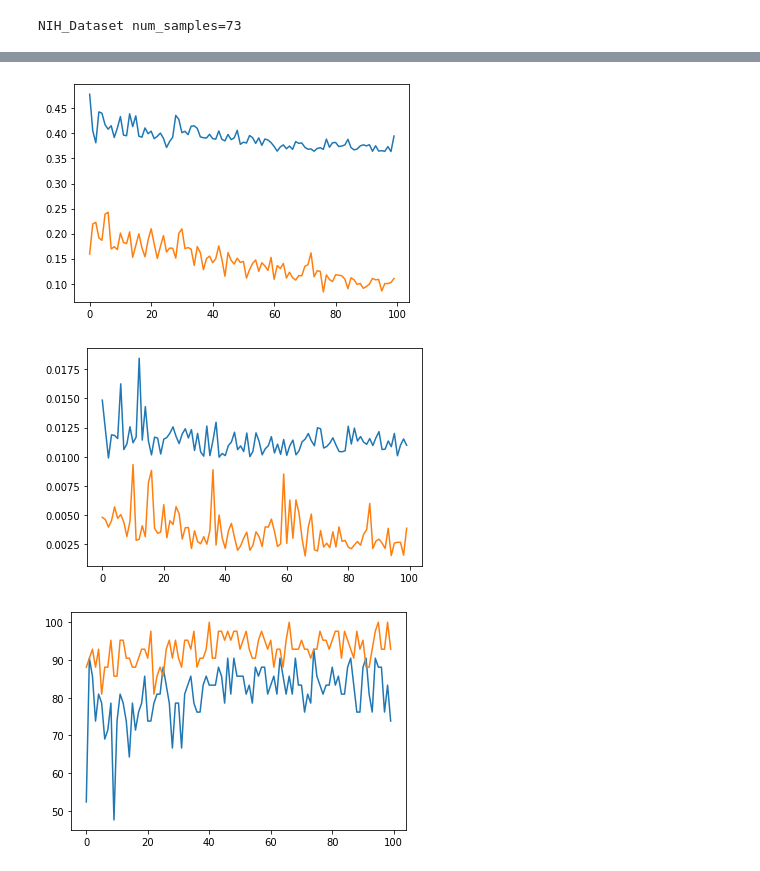
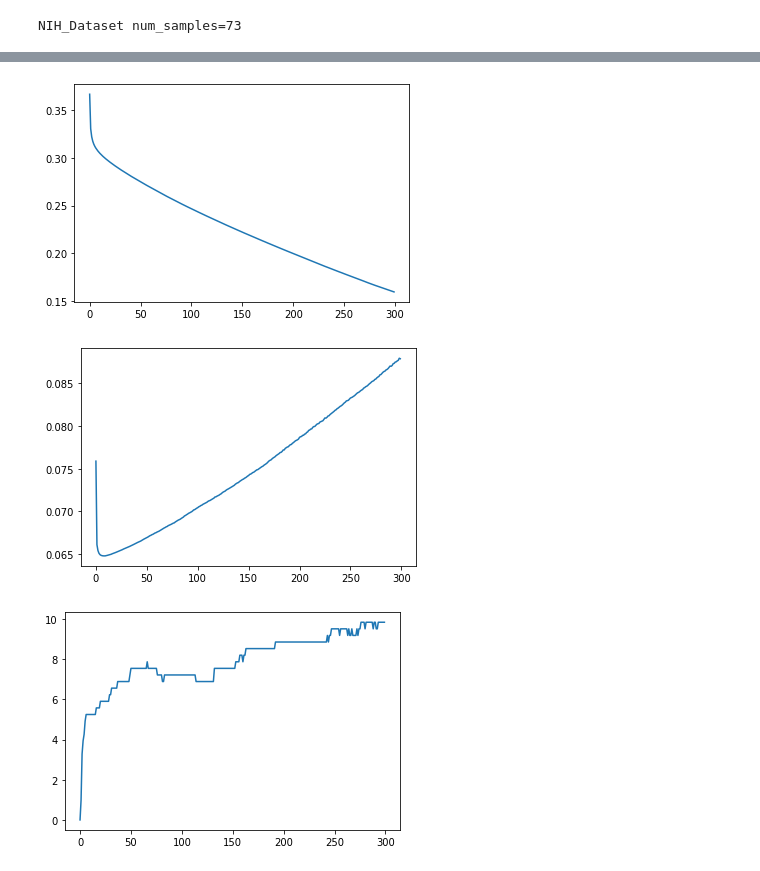
Before and after one commit to Akshayakayy/COVID19_X-rays, a Jupyter notebook: covid.ipynb, the cells around one changed output, grey strips where cells are left out. Cells and saved outputs as stored; diff of their text form; code cells hidden in the pictures.

```diff
--- a/covid.ipynb
+++ b/covid.ipynb
@@ -318,19 +335,24 @@ if torch.cuda.is_available():
     criterion = criterion.cuda()
     use_cuda = True
 # %%
-def accuracy(output, target):
-    global batch_size
-    correct = 0
-    for i in range(output.shape[0]):
-        if output[i][1] >= 0.5:
-            if target[i] == 1:
-                correct += 1
-        else:
-            if target[i] == 0:
-                correct += 1
-    return correct
+# def accuracy(output, target):
+#     print(output.shape, target.shape)
+#     correct = 0
+#     for i in range(output.shape[0]):
+#         if output[i][1] >= 0.5:
+#             if target[i] == 1:
+#                 correct += 1
+#         else:
+#             if target[i] == 0:
+#                 correct += 1
+#     return correct
+# %%
+def accuracy(output, target):
+    output = output >= 0.5
+    output = torch.sum(output == target, dim=1) == output.shape[1]
+    return torch.sum(output).item()
 # %%
-n_epoch = 100
+n_epoch = 300
 min_val_loss = np.Inf
 
 train_losses_cnn = []
@@ -349,6 +371,9 @@ for e in range(n_epoch):
         images = sample_batched['image']
         labels = sample_batched['gt_label']
 
+        if model_type == 'detection':
+            labels = labels.long()
+
         if use_cuda:
             images, labels = images.cuda(), labels.cuda()
 
@@ -358,20 +383,21 @@ for e in range(n_epoch):
         optimizer.zero_grad()
 
         output = model(images)
-
-        loss = criterion(output, labels.long())
+        loss = criterion(output, labels)
 
         running_loss += loss.item() * images.size(0)
 
         loss.backward()
 
         optimizer.step()
-
     # valid mode
     for i_batch, sample_batched in enumerate(validation_loader):
 
         images = sample_batched['image']
         labels = sample_batched['gt_label']
+
+        if model_type == 'detection':
+            labels = labels.long()
 
         if use_cuda:
             images, labels = images.cuda(), labels.cuda()
@@ -381,7 +407,7 @@ for e in range(n_epoch):
 
         output = model(images)
 
-        loss = criterion(output, labels.long())
+        loss = criterion(output, labels)
 
         correct += accuracy(output, labels.long())
 
@@ -423,21 +449,21 @@ Epoch 99, train loss : 0.3947608247521271, validation loss :0.010987418163970317
 # %%
 plt.plot(list(range(len(train_losses_cnn))), train_losses_cnn)
-plt.plot(list(range(len(train_losses_cnn))), train_losses)
+# plt.plot(list(range(len(train_losses_cnn))), train_losses)
 plt.show()
 # %% [output]
-[figure, old version]
+[figure, new version]
 # %%
 plt.plot(list(range(len(val_losses_cnn))), val_losses_cnn)
-plt.plot(list(range(len(val_losses_cnn))), val_losses)
+# plt.plot(list(range(len(val_losses_cnn))), val_losses)
 plt.show()
 # %% [output]
-[figure, old version]
+[figure, new version]
 # %%
 plt.plot(list(range(len(val_accs_cnn))), val_accs_cnn)
-plt.plot(list(range(len(val_accs_cnn))), val_accs)
+# plt.plot(list(range(len(val_accs_cnn))), val_accs)
 plt.show()
 # %% [output]
-[figure, old version]
+[figure, new version]
 # %%
 #Loading best model
 
```
Also changed, not shown: parts of 19 cells of this notebook.
